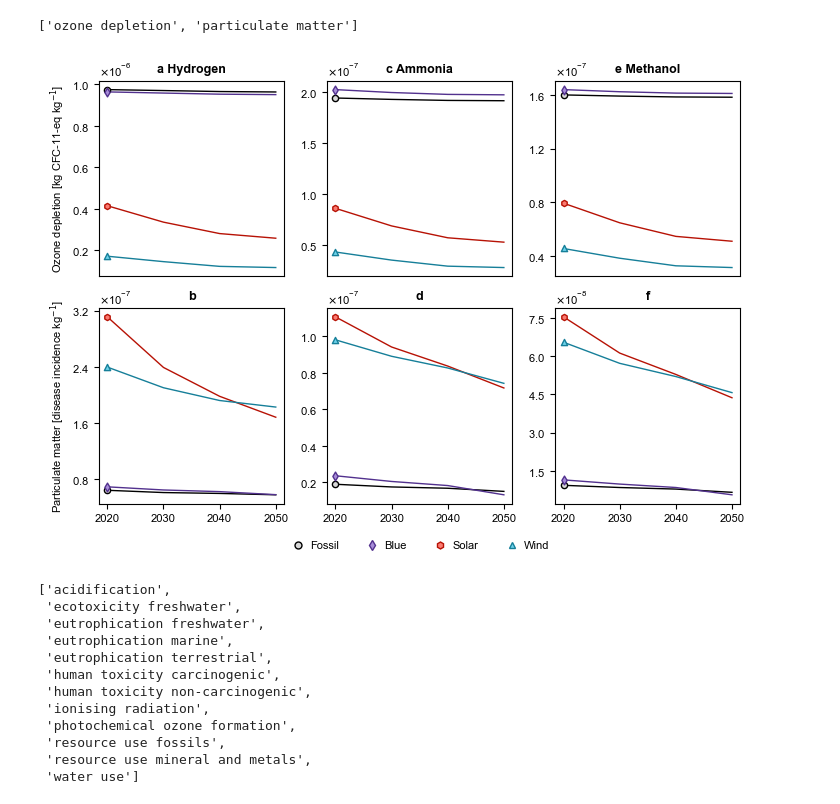
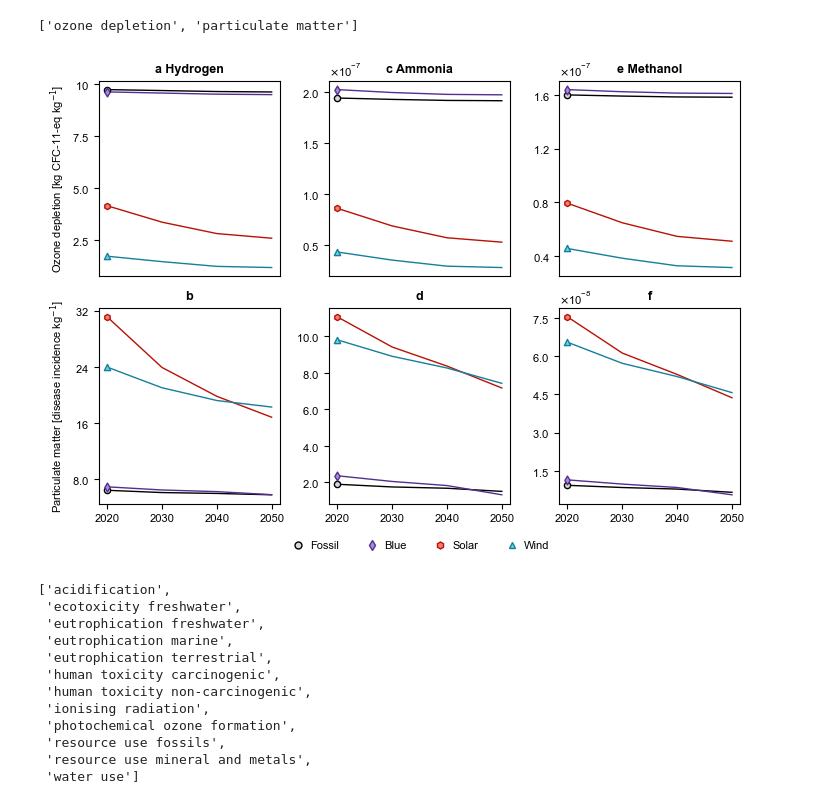
Before and after one commit to abhix2704/Prospective-LCA, a Jupyter notebook: Code/burdenShiftingMainPlots.ipynb, the cells around one changed output. Cells and saved outputs as stored; diff of their text form; code cells hidden in the pictures.

```diff
--- a/Code/burdenShiftingMainPlots.ipynb
+++ b/Code/burdenShiftingMainPlots.ipynb
@@ -645,14 +645,13 @@ for i in range(0, len(impactCategoriesMain)):
     ax[i, 2].plot(years, methanolSolarRCP26['Impact'], label = 'Solar', color = '#B71205', zorder = 0, linestyle = '-', linewidth = 1.0)
     ax[i, 2].plot(years, methanolWindRCP26['Impact'], label = 'Wind', color = '#167F99', zorder = 0, linestyle = '-', linewidth = 1.0)
     ax[i, 2].scatter(years[0], methanolBAURCP26['Impact'][0], label = 'Blue', s = 20,
-                              marker = 'o', facecolor = '#d8d8d8', edgecolors = 'black', zorder = 1)
+                            marker = 'o', facecolor = '#d8d8d8', edgecolors = 'black', zorder = 1)
     ax[i, 2].scatter(years[0], methanolBlueRCP26['Impact'][0], label = 'Blue', s = 20,
-                              marker = 'd', facecolor = '#A78DD8', edgecolors = '#52318E', zorder = 1)
+                            marker = 'd', facecolor = '#A78DD8', edgecolors = '#52318E', zorder = 1)
     ax[i, 2].scatter(years[0], methanolSolarRCP26['Impact'][0], label = 'Solar', s = 20,
-                              marker = 'h', facecolor = '#FB7B71', edgecolors = '#B71205', zorder = 1)
+                            marker = 'h', facecolor = '#FB7B71', edgecolors = '#B71205', zorder = 1)
     ax[i, 2].scatter(years[0], methanolWindRCP26['Impact'][0], label = 'Wind', s = 20,
-                              marker = '^', facecolor = '#6DD2EA', edgecolors = '#167F99', zorder = 1)
-
+                            marker = '^', facecolor = '#6DD2EA', edgecolors = '#167F99', zorder = 1)
     if i == 0:
         ax[i, 0].set_ylabel('Ozone depletion [kg CFC-11-eq kg$^\mathrm{-1}$]')
     if i == 1:
@@ -670,35 +669,57 @@ for i in range(0, 2):
         if i < 1:
             ax[i, j].set_xticks([])
         ax[i, j].yaxis.set_major_locator(MaxNLocator(4))
         ax[i, j].yaxis.set_major_formatter(ticker.ScalarFormatter(useMathText = True))
         ax[i, j].ticklabel_format(axis = 'y', style = 'sci', scilimits = (0, 0))
 
-ax[0, 0].yaxis.set_major_locator(MaxNLocator(5))
+# ax[0, 0].yaxis.set_major_locator(MaxNLocator(5))
 ax[1, 1].yaxis.set_major_locator(MaxNLocator(6))
 ax[1, 2].yaxis.set_major_locator(MaxNLocator(6))
+
+ytickLabels = ax[0, 0].get_yticklabels()
+ytickLabels[1] = '$\\mathdefault{2.5}$'
+ytickLabels[2] = '$\\mathdefault{5.0}$'
+ytickLabels[3] = '$\\mathdefault{7.5}$'
+ytickLabels[4] = '$\\mathdefault{10.0}$'
+ax[0, 0].set_yticklabels(ytickLabels)
+
+ytickLabels = ax[1, 0].get_yticklabels()
+ytickLabels[1] = '$\\mathdefault{8.0}$'
+ytickLabels[2] = '$\\mathdefault{16.0}$'
+ytickLabels[3] = '$\\mathdefault{24.0}$'
+ytickLabels[4] = '$\\mathdefault{32.0}$'
+ax[1, 0].set_yticklabels(ytickLabels)
+
+ytickLabels = ax[1, 1].get_yticklabels()
+ytickLabels[1] = '$\\mathdefault{2.0}$'
+ytickLabels[2] = '$\\mathdefault{4.0}$'
+ytickLabels[3] = '$\\mathdefault{6.0}$'
+ytickLabels[4] = '$\\mathdefault{8.0}$'
+ytickLabels[5] = '$\\mathdefault{10.0}$'
+ax[1, 1].set_yticklabels(ytickLabels)
 
 legend_elements2 = [Line2D([0], [0], marker = 'o', color = "none",
                                              markerfacecolor ='#d8d8d8', markeredgecolor = "black",
                                              label = 'Fossil', markersize = 5),
                    Line2D([0], [0], marker = 'd', color = "none",
                                              markerfacecolor ='#A78DD8', markeredgecolor = "#52318E",
                                              label = 'Blue', markersize = 5),
                    Line2D([0], [0], marker = 'h', color = "none",
                                              markerfacecolor ='#FB7B71', markeredgecolor = "#B71205",
                                              label = 'Solar', markersize = 5),
                    Line2D([0], [0], marker = '^', color = "none",
                                              markerfacecolor ='#6DD2EA', markeredgecolor = "#167F99",
                                              label = 'Wind', markersize = 5),]
 
 legend1 = fig.legend(handles = legend_elements2, frameon = False, loc = "upper center", ncol = 4,
           prop={"size":8}, bbox_to_anchor=(0.53, 0.01), handletextpad = 0.1)
 
 plotPathPNG = os.path.join('..', 'Plots', 'Phase 2', 'Burden shifting', 'All absolute image SSP2 GLO main.png')
 plotPathSVG = os.path.join('..', 'Plots', 'Phase 2', 'Burden shifting', 'All absolute image SSP2 GLO main.svg')
 plt.savefig(plotPathPNG, dpi = 600, format = 'png', bbox_inches = 'tight', facecolor = 'w')
 plt.savefig(plotPathSVG, dpi = 600, format = 'svg', bbox_inches = 'tight', facecolor = 'w')
 # %% [output]
-[figure, old version]
+[figure, new version]
 # %%
 methodsDict = {'acidification':                    ('EF v3.0 no LT', 'acidification no LT', 'accumulated exceedance (ae) no LT'),
                'eutrophication freshwater':        ('EF v3.0 no LT', 'eutrophication: freshwater no LT', 'fraction of nutrients reaching freshwater end compartment (P) no LT'),
```
Also changed, not shown: 23 other files.
